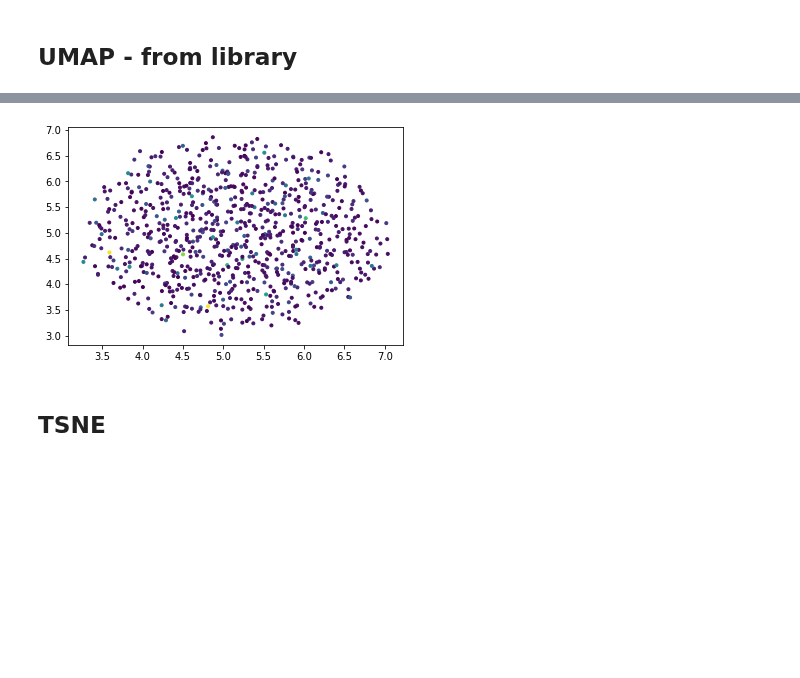
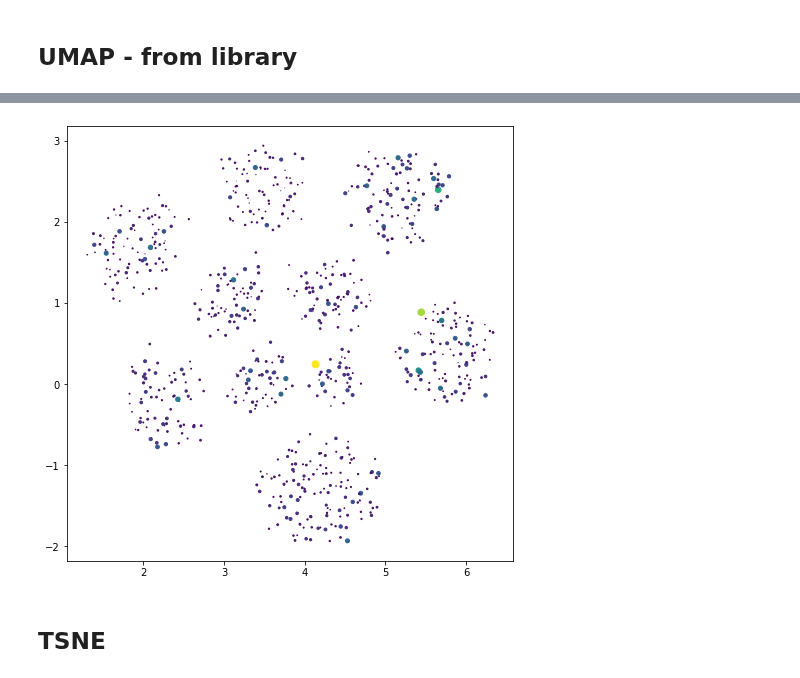
Before and after one commit to tsumansapkota/Experimentals, a Jupyter notebook: NN_Func_Approx/Spatial_Neurons/01.1_DistanceSpace_Network_vs_InputSpace_v1_umap.ipynb, the cells around one changed output, grey strips where cells are left out. Drawn from its saved outputs; the diff is of its cells as text; code cells hidden in the pictures; blank space fills up the shorter version.

Commit message:
DistanceTransform_only_NN

```diff
--- a/NN_Func_Approx/Spatial_Neurons/01.1_DistanceSpace_Network_vs_InputSpace_v1_umap.ipynb
+++ b/NN_Func_Approx/Spatial_Neurons/01.1_DistanceSpace_Network_vs_InputSpace_v1_umap.ipynb
@@ -206 +208,4 @@ Epoch: 11:0,  Loss:0.1982671171426773
 ... (29 outputs left out)
+# %%
+# torch.save(model.state_dict(), "./temp_01_1_model_nov26.pth")
+model.load_state_dict(torch.load("./temp_01_1_model_nov26.pth", map_location=device))
@@ -239,7 +246,11 @@ tensor([1.0543], device='cuda:0', requires_grad=True)
 # %%
 import umap
 # %%
-embed = umap.UMAP(n_neighbors=784, n_components=2, min_dist=0.01, spread=1)
+embed = umap.UMAP(n_neighbors=784, n_components=2, min_dist=0.1, spread=1,
+#                   target_metric='euclidean',
+                  target_metric='categorical',
+                  target_weight=0.1
+                 )
 # %%
 # # indx = np.random.randint(0, len(train_dataset), 785)
 # # centers = train_data[indx].cpu().numpy()
@@ -253,3 +264,5 @@ embed = umap.UMAP(n_neighbors=784, n_components=2, min_dist=0.01, spread=1)
 # %%
 # plt.figure(figsize=(9,6))
 # plt.scatter(embedding[:,0], embedding[:, 1], c=lbls, cmap="tab10", s=0.1)
+# %%
+center_lbl = model(model[0].centers.data)
@@ -256,4 +274,7 @@ embed = umap.UMAP(n_neighbors=784, n_components=2, min_dist=0.01, spread=1)
 # %%
 centers = model[0].centers.data.cpu().numpy()
-embedding = embed.fit_transform(centers)
+output_cent = torch.softmax(center_lbl, dim=1).argmax(dim=1).data.cpu().numpy()
+# output_cent = center_lbl.data.cpu().numpy()
+
+embedding = embed.fit_transform(centers, output_cent)
 # %%
@@ -263,11 +287,12 @@ i = 0
 # %%
 activ = dists.data.cpu()[i]
 # activ = activ - activ.min()
 # activ = torch.exp(-activ)
-plt.scatter(embedding[:,0], embedding[:, 1], c=activ, marker=".")#, cmap="Greys")
+plt.figure(figsize=(8,8))
+plt.scatter(embedding[:,0], embedding[:, 1], c=activ, s=activ*50, zorder=1)#, cmap="Greys")
 i += 1
 # %% [output]
-[figure, old version]
+[figure, new version]
 # %% [markdown]
 ## TSNE
 # %%
```
Also changed, not shown: parts of 11 cells of this notebook, 3 other files.
